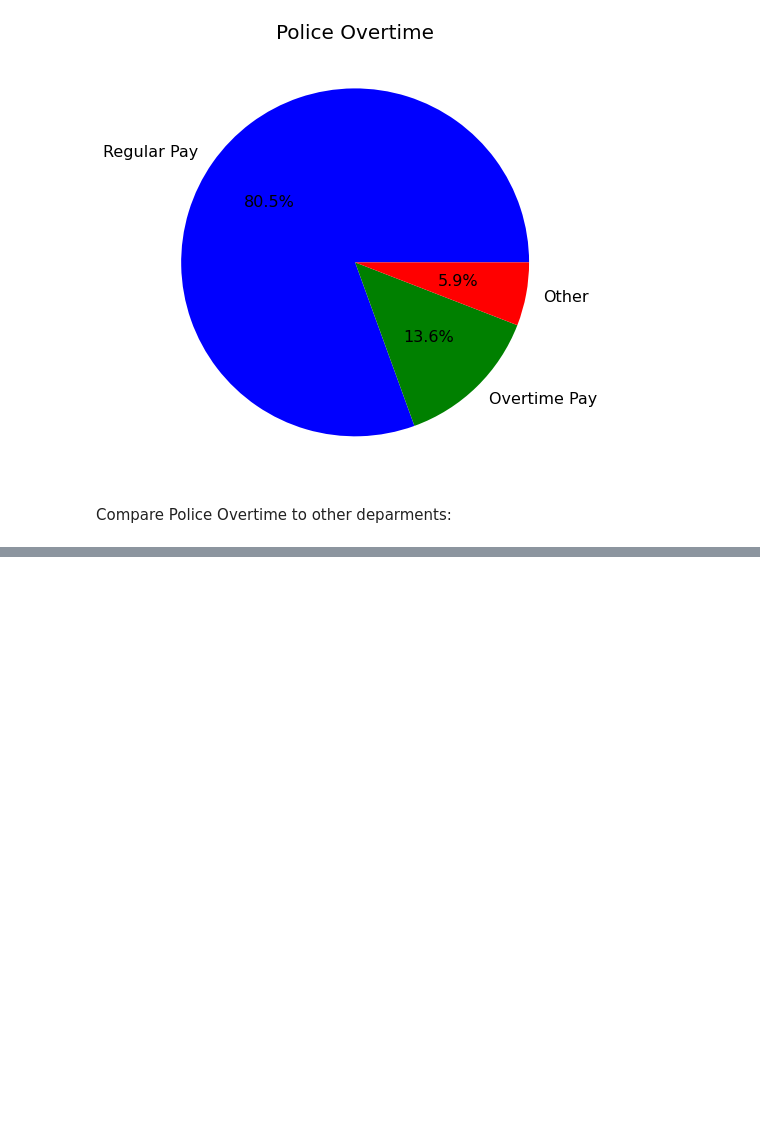
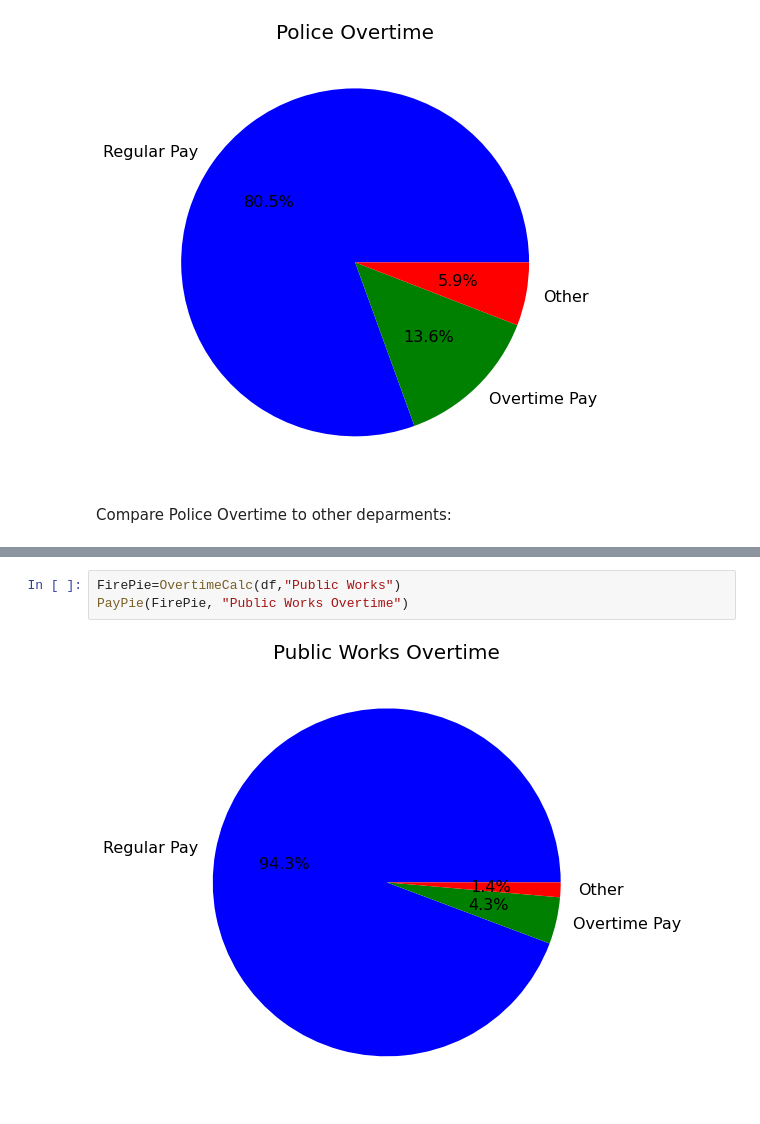
Before and after one commit to chrislockhartky/Data_1_Final, a Jupyter notebook: notebooks/SalaryData.ipynb, the cells around one changed output, grey strips where cells are left out. Saved outputs shown, nothing was run; the diff lists cells and outputs as text; blank space fills up the shorter version.

```diff
--- a/notebooks/SalaryData.ipynb
+++ b/notebooks/SalaryData.ipynb
@@ -64,0 +74,5 @@ Compare Police Overtime to other deparments:
+# %%
+FirePie=OvertimeCalc(df,"Public Works")
+PayPie(FirePie, "Public Works Overtime")
+# %% [output]
+[figure, added]
```
Also changed, not shown: parts of 5 cells of this notebook.
